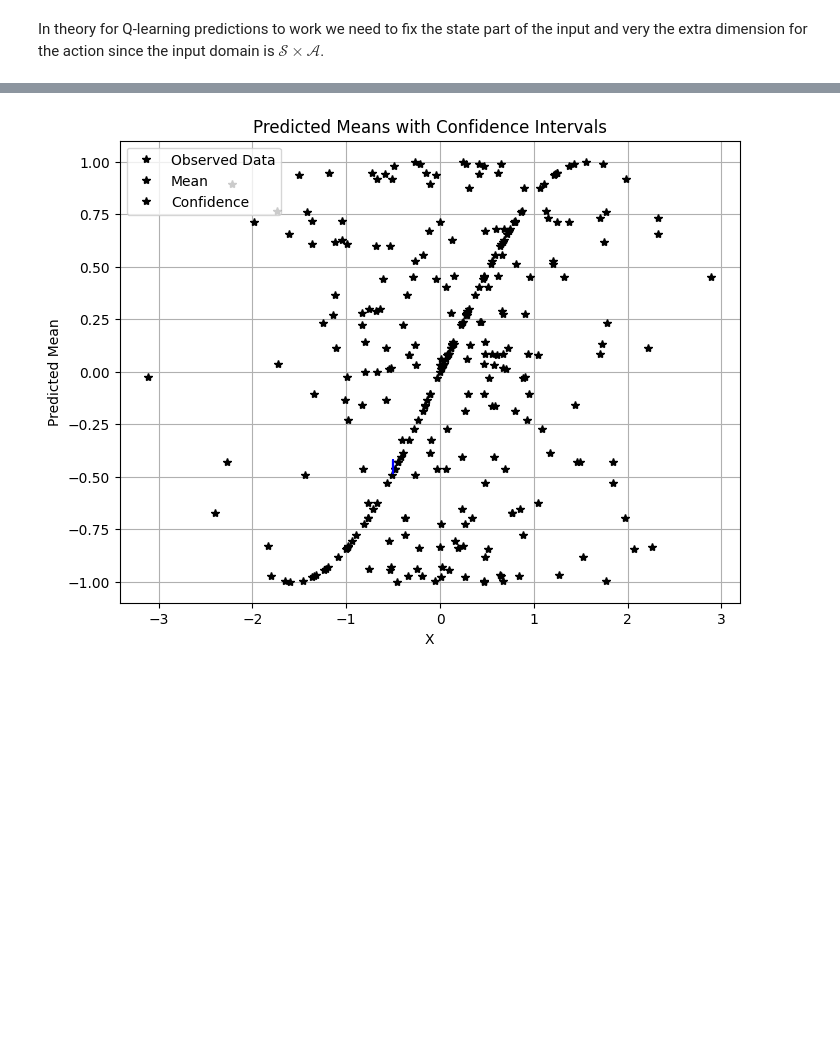
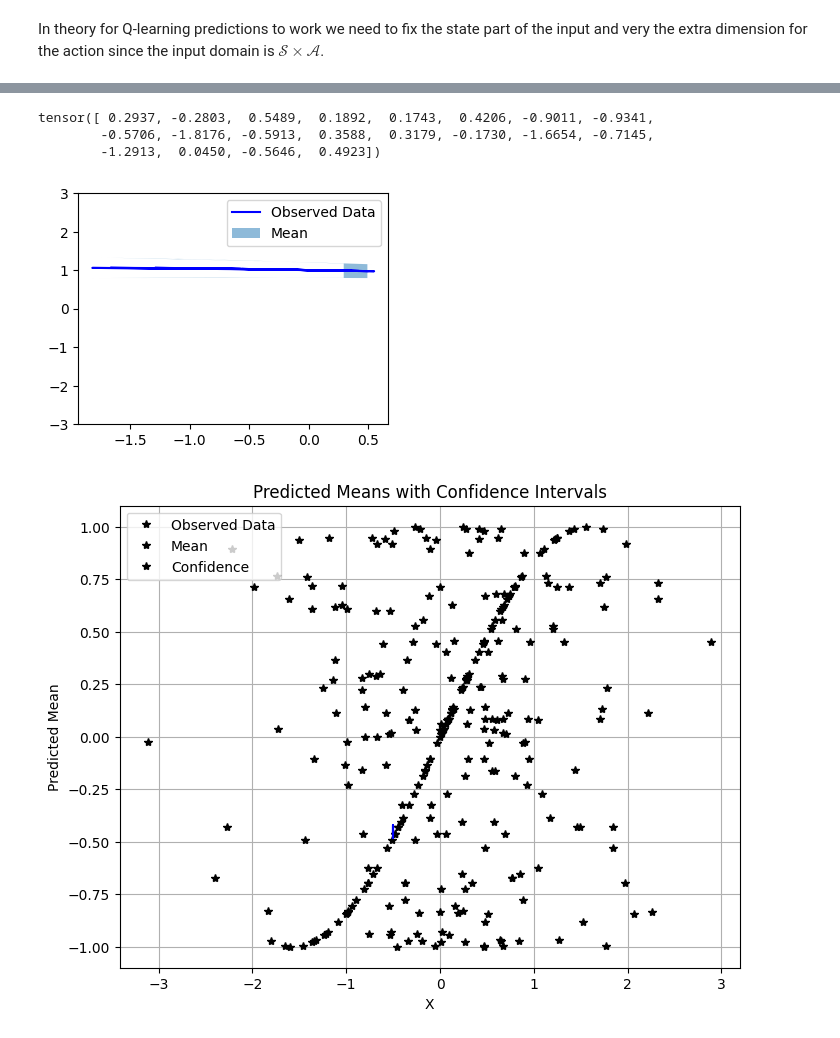
Before and after one commit to matthjs/BachelorProject, a Jupyter notebook: notebooks/VecGP.ipynb, the cells around one changed output, grey strips where cells are left out. Saved outputs shown, nothing was run; the diff lists cells and outputs as text; code cells hidden in the pictures; blank space fills up the shorter version.

```diff
--- a/notebooks/VecGP.ipynb
+++ b/notebooks/VecGP.ipynb
@@ -104,10 +104,10 @@ In theory for Q-learning predictions to work we need to fix the state part of th
 # Generate a single randomly generated 2D input
 test_x_single = torch.randn(1, 2)  # Single test point, 2-dimensional input
 
-test_xs = test_x_single.repeat(4, 1)
+test_xs = test_x_single.repeat(20, 1)
 
 # Create variations of test_x by adding different values in the 3rd dimension
-test_x_variations = torch.cat((test_xs, torch.randn(4, 1)), dim=1)  # Adding different values in the 3rd dimension
+test_x_variations = torch.cat((test_xs, torch.randn(20, 1)), dim=1)  # Adding different values in the 3rd dimension
 
 print(test_x_variations)
 
@@ -127,3 +138,25 @@ Predicted variances for variations: tensor([0.0101, 0.0067, 0.0121, 0.0067])
+# %%
+print(test_x_variations[:, -1])
+
+with torch.no_grad():
+    # Initialize plot
+    f, ax = plt.subplots(1, 1, figsize=(4, 3))
+
+    # Get upper and lower confidence bounds
+    lower, upper = observed_pred_variations.confidence_region()
+    # Plot training data as black stars
+    # ax.plot(train_x.numpy(), train_y.numpy(), 'k*')
+    # Plot predictive means as blue line
+    ax.plot(test_x_variations[:, -1].numpy(), observed_pred_variations.mean.numpy(), 'b')
+    # Shade between the lower and upper confidence bounds
+    ax.fill_between(test_x_variations[:, -1].numpy(), lower.numpy(), upper.numpy(), alpha=0.5)
+    ax.set_ylim([-3, 3])
+    ax.legend(['Observed Data', 'Mean', 'Confidence'])
+# %% [output]
+tensor([ 0.2937, -0.2803,  0.5489,  0.1892,  0.1743,  0.4206, -0.9011, -0.9341,
+        -0.5706, -1.8176, -0.5913,  0.3588,  0.3179, -0.1730, -1.6654, -0.7145,
+        -1.2913,  0.0450, -0.5646,  0.4923])
+[figure, added]
 # %%
 import matplotlib.pyplot as plt
 
```
Also changed, not shown: parts of 1 cell of this notebook.
